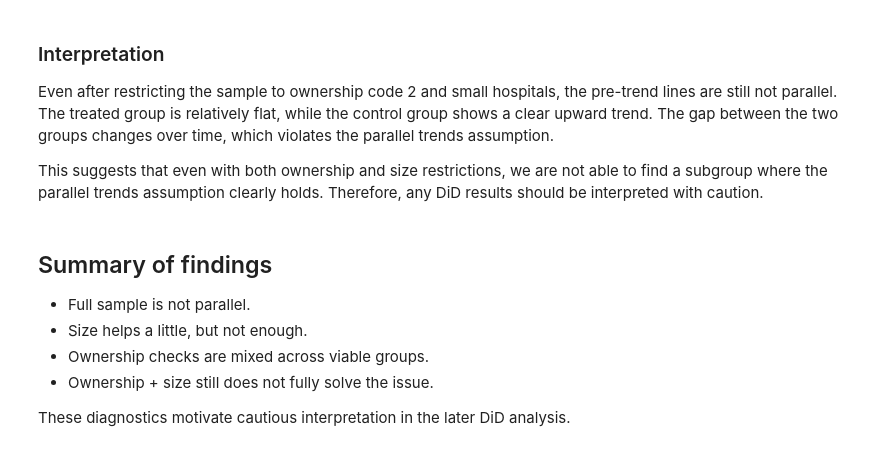
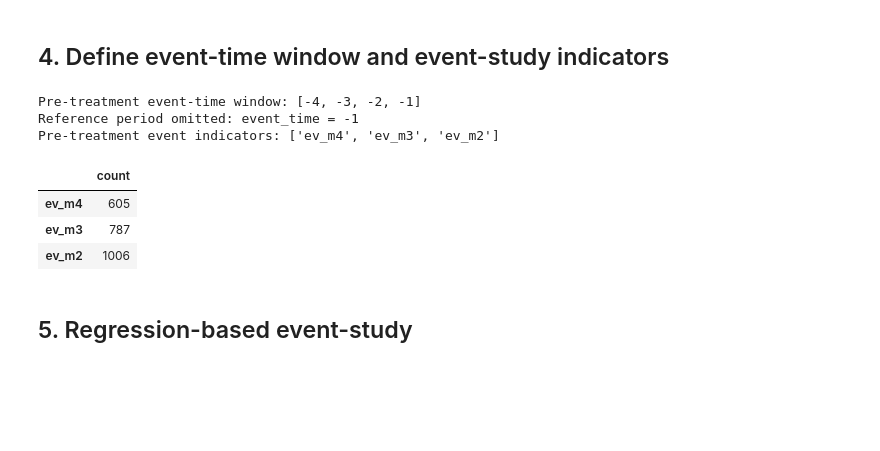
Before and after one commit to FarnooshMemari/IDS_701_final_project, a Jupyter notebook: 03_main_analysis/01_parallel_trend_check.ipynb, the cells around one changed output. Drawn from its saved outputs; the diff is of its cells as text; code cells hidden in the pictures; blank space fills up the shorter version.

```diff
--- a/03_main_analysis/01_parallel_trend_check.ipynb
+++ b/03_main_analysis/01_parallel_trend_check.ipynb
@@ -53,0 +50,16 @@ import pandas as pd
+# %%
+from pathlib import Path
+import numpy as np
+import pandas as pd
+import matplotlib.pyplot as plt
+from statsmodels.regression.linear_model import OLS
+from statsmodels.tools.tools import add_constant
+from IPython.display import display
+
+
+out_dir = Path("../04_outputs/figures")
+out_dir.mkdir(parents=True, exist_ok=True)
+
+data_path = Path("../01_data/hospital_analysis.csv")
+df = pd.read_csv(data_path)
+print("Raw data shape:", df.shape)
@@ -302,15 +112,40 @@ Pre-period observations: 4268
-# %% [markdown]
-### Interpretation
-
-Even after restricting the sample to ownership code 2 and small hospitals, the pre-trend lines are still not parallel. The treated group is relatively flat, while the control group shows a clear upward trend. The gap between the two groups changes over time, which violates the parallel trends assumption.
-
-This suggests that even with both ownership and size restrictions, we are not able to find a subgroup where the parallel trends assumption clearly holds. Therefore, any DiD results should be interpreted with caution.
-# %% [markdown]
-## Summary of findings
-
-- Full sample is not parallel.
-- Size helps a little, but not enough.
-- Ownership checks are mixed across viable groups.
-- Ownership + size still does not fully solve the issue.
-
-These diagnostics motivate cautious interpretation in the later DiD analysis.
+# %% [markdown]
+## 4. Define event-time window and event-study indicators
+# %%
+# Define pre-treatment event-time window for the parallel-trends check.
+# event_time = -1 is the reference period, so we do not create a dummy for it.
+
+event_window = [-4, -3, -2, -1]
+event_terms = [-4, -3, -2]
+
+event_map = {
+    -4: "ev_m4",
+    -3: "ev_m3",
+    -2: "ev_m2",
+}
+
+# Event time is only meaningful for treated hospitals.
+df["event_time"] = df["fiscal_year"] - df["merger_year"]
+
+# Create pre-treatment event-time indicators for treated hospitals only.
+for k in event_terms:
+    col = event_map[k]
+    df[col] = ((df["treated"] == 1) & (df["event_time"] == k)).astype(int)
+
+event_cols = [event_map[k] for k in event_terms]
+
+print("Pre-treatment event-time window:", event_window)
+print("Reference period omitted: event_time = -1")
+print("Pre-treatment event indicators:", event_cols)
+
+display(df[event_cols].sum().to_frame("count"))
+# %% [output]
+Pre-treatment event-time window: [-4, -3, -2, -1]
+Reference period omitted: event_time = -1
+Pre-treatment event indicators: ['ev_m4', 'ev_m3', 'ev_m2']
+|  | count |
+| ev_m4 | 605 |
+| ev_m3 | 787 |
+| ev_m2 | 1006 |
+# %% [markdown]
+## 5. Regression-based event-study
```
Also changed, not shown: parts of 26 cells of this notebook, 19 other files.
